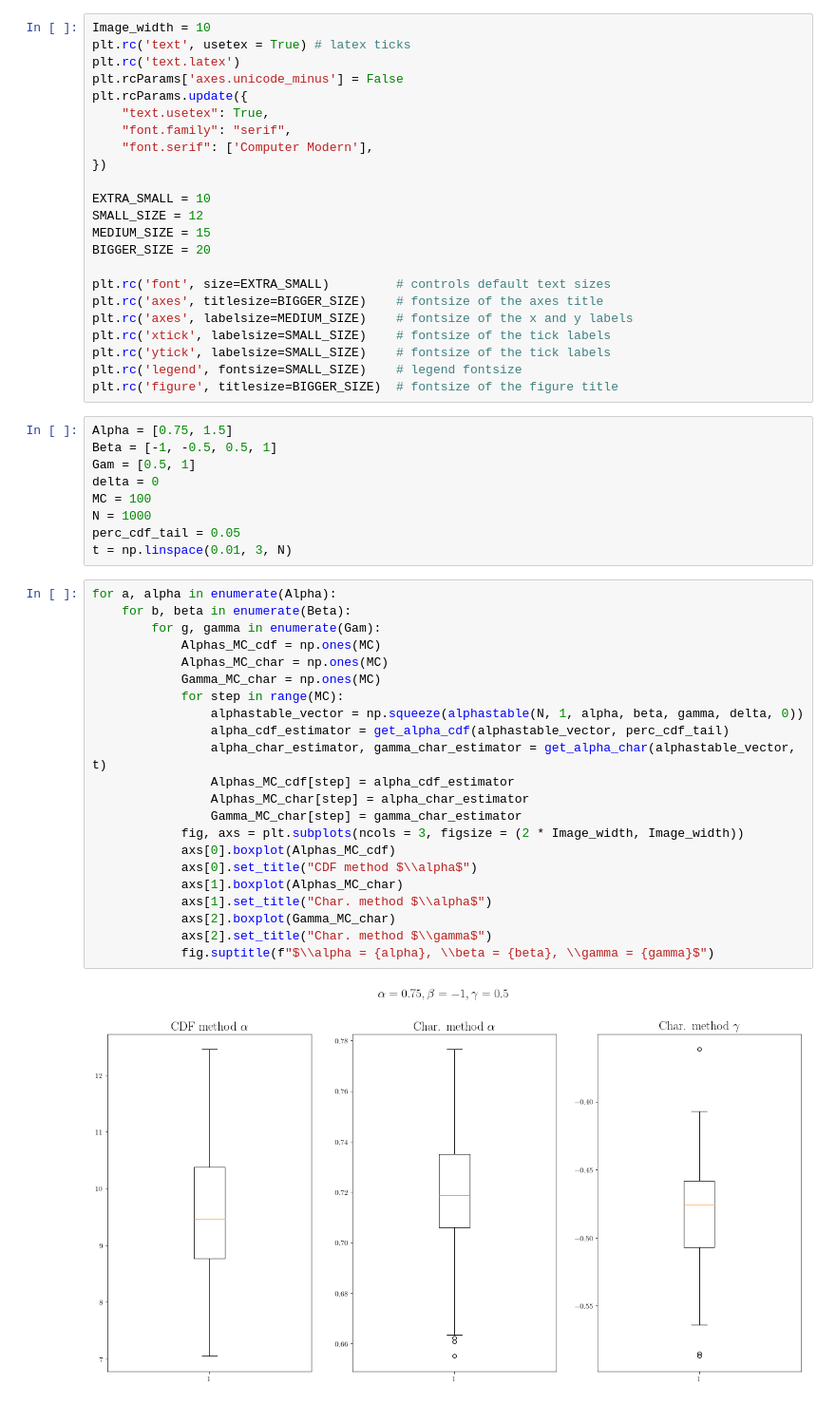
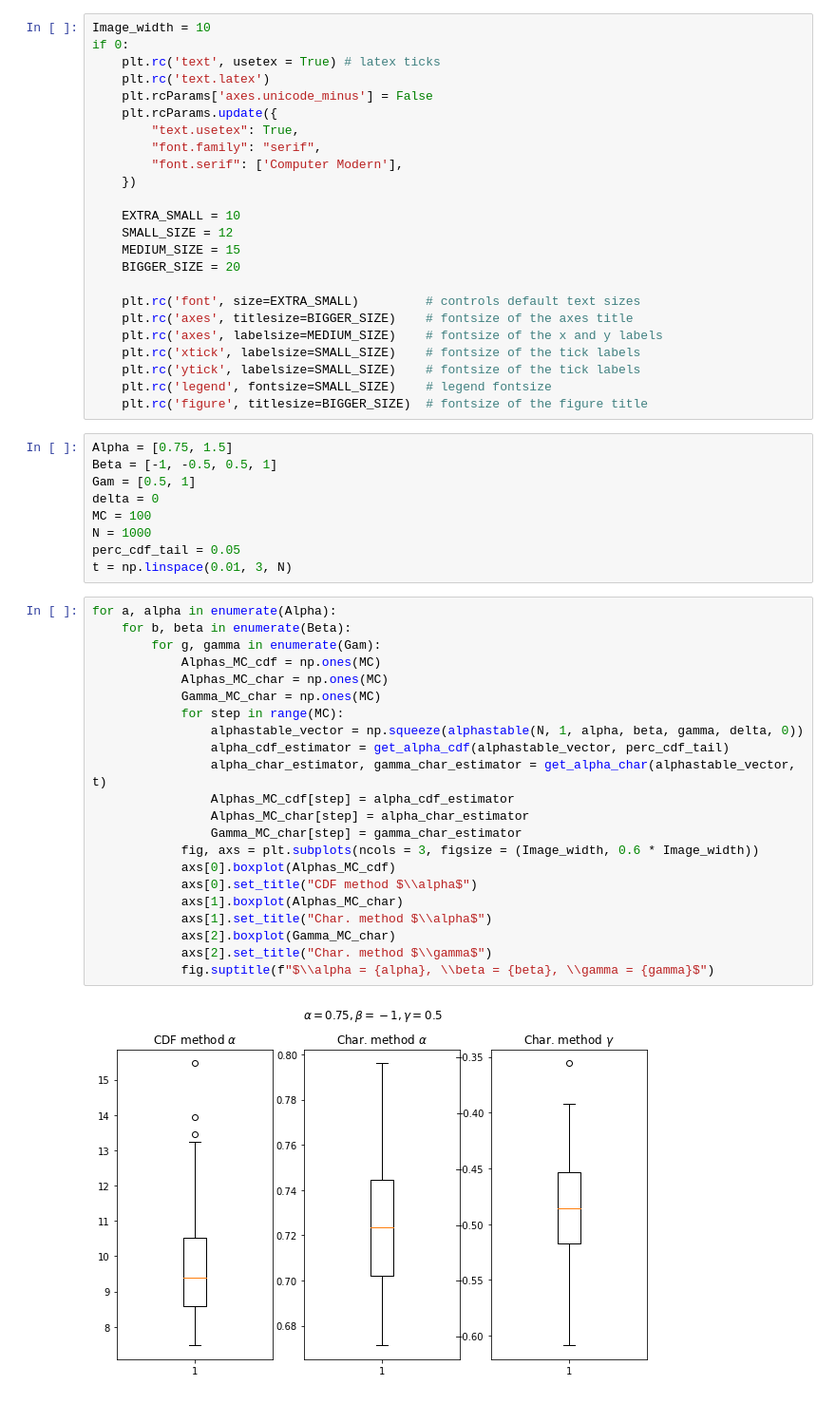
Before and after one commit to chwilko/CSoS, a Jupyter notebook: Python3/Task_list_2/Task_1.ipynb, the cells around one changed output. Shown: that part at 95% size. Cells and saved outputs as stored; diff of their text form.

```diff
--- a/Python3/Task_list_2/Task_1.ipynb
+++ b/Python3/Task_list_2/Task_1.ipynb
@@ -9,26 +8,27 @@ from alphastable import alphastable, get_alpha_cdf, get_alpha_char
 # %%
 Image_width = 10
-plt.rc('text', usetex = True) # latex ticks
-plt.rc('text.latex')
-plt.rcParams['axes.unicode_minus'] = False
-plt.rcParams.update({
-    "text.usetex": True,
-    "font.family": "serif",
-    "font.serif": ['Computer Modern'],
-})
+if 0:
+    plt.rc('text', usetex = True) # latex ticks
+    plt.rc('text.latex')
+    plt.rcParams['axes.unicode_minus'] = False
+    plt.rcParams.update({
+        "text.usetex": True,
+        "font.family": "serif",
+        "font.serif": ['Computer Modern'],
+    })
 
-EXTRA_SMALL = 10
-SMALL_SIZE = 12
-MEDIUM_SIZE = 15
-BIGGER_SIZE = 20
+    EXTRA_SMALL = 10
+    SMALL_SIZE = 12
+    MEDIUM_SIZE = 15
+    BIGGER_SIZE = 20
 
-plt.rc('font', size=EXTRA_SMALL)         # controls default text sizes
-plt.rc('axes', titlesize=BIGGER_SIZE)    # fontsize of the axes title
-plt.rc('axes', labelsize=MEDIUM_SIZE)    # fontsize of the x and y labels
-plt.rc('xtick', labelsize=SMALL_SIZE)    # fontsize of the tick labels
-plt.rc('ytick', labelsize=SMALL_SIZE)    # fontsize of the tick labels
-plt.rc('legend', fontsize=SMALL_SIZE)    # legend fontsize
-plt.rc('figure', titlesize=BIGGER_SIZE)  # fontsize of the figure title
+    plt.rc('font', size=EXTRA_SMALL)         # controls default text sizes
+    plt.rc('axes', titlesize=BIGGER_SIZE)    # fontsize of the axes title
+    plt.rc('axes', labelsize=MEDIUM_SIZE)    # fontsize of the x and y labels
+    plt.rc('xtick', labelsize=SMALL_SIZE)    # fontsize of the tick labels
+    plt.rc('ytick', labelsize=SMALL_SIZE)    # fontsize of the tick labels
+    plt.rc('legend', fontsize=SMALL_SIZE)    # legend fontsize
+    plt.rc('figure', titlesize=BIGGER_SIZE)  # fontsize of the figure title
 # %%
 Alpha = [0.75, 1.5]
 Beta = [-1, -0.5, 0.5, 1]
@@ -41,24 +41,24 @@ t = np.linspace(0.01, 3, N)
 # %%
 for a, alpha in enumerate(Alpha):
     for b, beta in enumerate(Beta):
         for g, gamma in enumerate(Gam):
             Alphas_MC_cdf = np.ones(MC)
             Alphas_MC_char = np.ones(MC)
             Gamma_MC_char = np.ones(MC)
             for step in range(MC):
                 alphastable_vector = np.squeeze(alphastable(N, 1, alpha, beta, gamma, delta, 0))
                 alpha_cdf_estimator = get_alpha_cdf(alphastable_vector, perc_cdf_tail)
                 alpha_char_estimator, gamma_char_estimator = get_alpha_char(alphastable_vector, t)
                 Alphas_MC_cdf[step] = alpha_cdf_estimator
                 Alphas_MC_char[step] = alpha_char_estimator
                 Gamma_MC_char[step] = gamma_char_estimator
-            fig, axs = plt.subplots(ncols = 3, figsize = (2 * Image_width, Image_width))
+            fig, axs = plt.subplots(ncols = 3, figsize = (Image_width, 0.6 * Image_width))
             axs[0].boxplot(Alphas_MC_cdf)
             axs[0].set_title("CDF method $\\alpha$")
             axs[1].boxplot(Alphas_MC_char)
             axs[1].set_title("Char. method $\\alpha$")
             axs[2].boxplot(Gamma_MC_char)
             axs[2].set_title("Char. method $\\gamma$")
             fig.suptitle(f"$\\alpha = {alpha}, \\beta = {beta}, \\gamma = {gamma}$")
 # %% [output]
-[figure, old version]
+[figure, new version]
```
Also changed, not shown: parts of 2 cells of this notebook, 33 other files.
